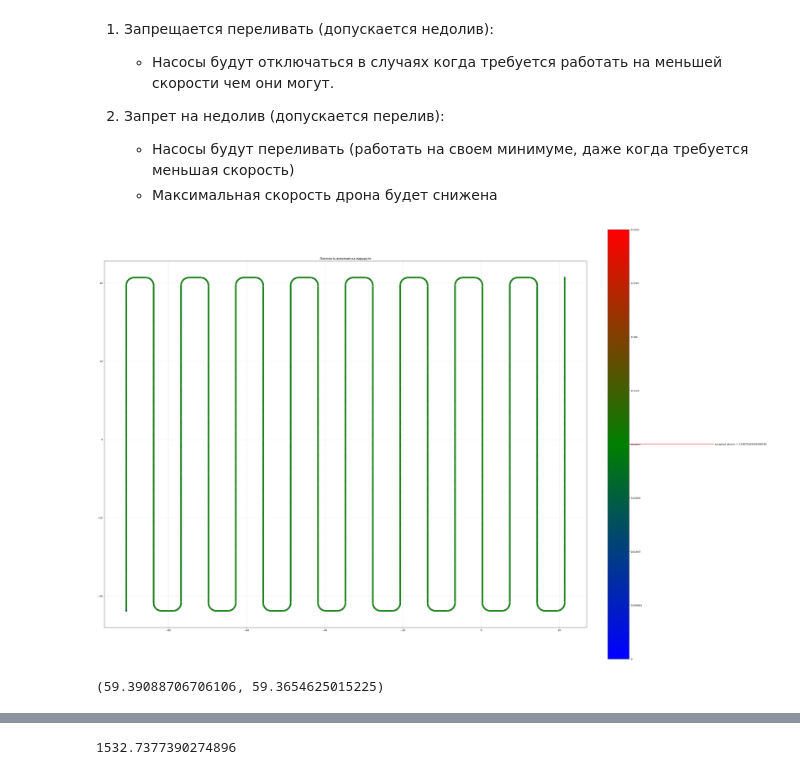
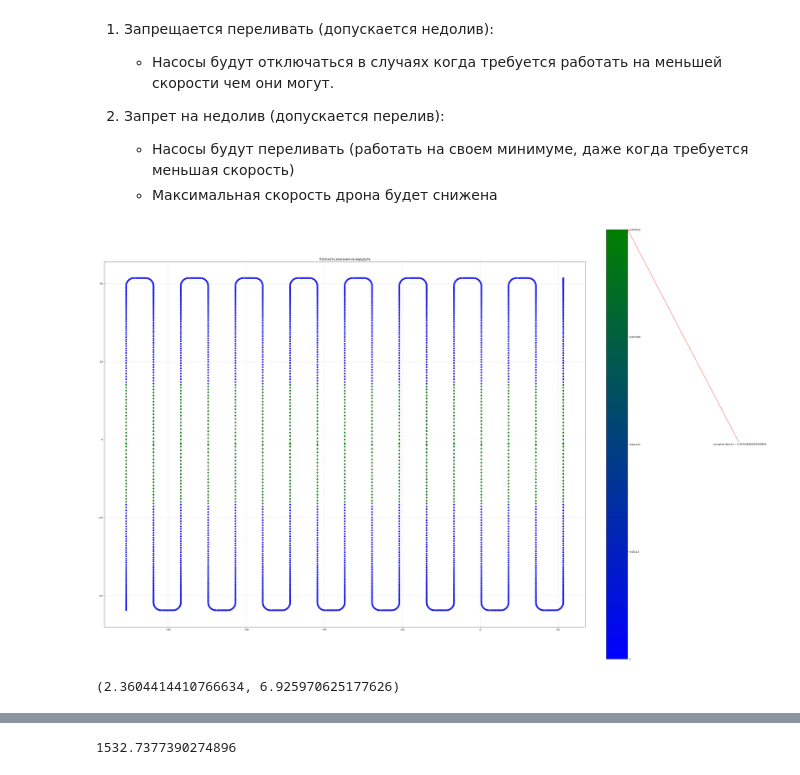
Before and after one commit to nodax-hub/Simulate, a Jupyter notebook: copmensate.ipynb, the cells around one changed output, grey strips where cells are left out. Saved outputs shown, nothing was run; the diff lists cells and outputs as text; code cells hidden in the pictures.

```diff
--- a/copmensate.ipynb
+++ b/copmensate.ipynb
@@ -35,10 +31,12 @@ import numpy as np
 # %%
-from use_cases import PumpFacade, PumpingPolicy
-from parse_log import Plan
+import math
 from pathlib import Path
 
-req_norma = 60  # Л/Га
-drone_v_max = 2.0  # максимально допустимая скорость дрона (м/с)
+from parse_log import Plan
+from use_cases import PumpFacade, PumpingPolicy
+
+req_norma = 7  # Л/Га
+drone_v_max = 10.0  # максимально допустимая скорость дрона (м/с)
 
 pump_min_speed = 2  # л/мин
 pump_max_speed = 13  # л/мин
@@ -52,19 +50,19 @@ plan = Plan.get_plan_from_log_file(log_file_path)
 # %%
 pf = PumpFacade.from_simple_params(plan=plan,
                                    norma=req_norma,
                                    max_drone_speed=drone_v_max,
                                    pump_min_speed=pump_min_speed,
                                    pump_max_speed=pump_max_speed,
                                    tank_volume=tank_volume,
-                                   pumping_policy=PumpingPolicy.NoUnderfillPolicy)
+                                   pumping_policy=PumpingPolicy.NoOverflowPolicy)
 
 pf.plot()
 # %% [output]
-[figure, old version]
+[figure, new version]
 # %%
 pf.total_dispensed_by_pump_plan, pf.volume_total
 # %% [output]
-(59.39088706706106, 59.3654625015225)
+(2.3604414410766634, 6.925970625177626)
 # %%
 import numpy as np
 import matplotlib.pyplot as plt
```
Also changed, not shown: parts of 50 cells of this notebook, 8 other files.
